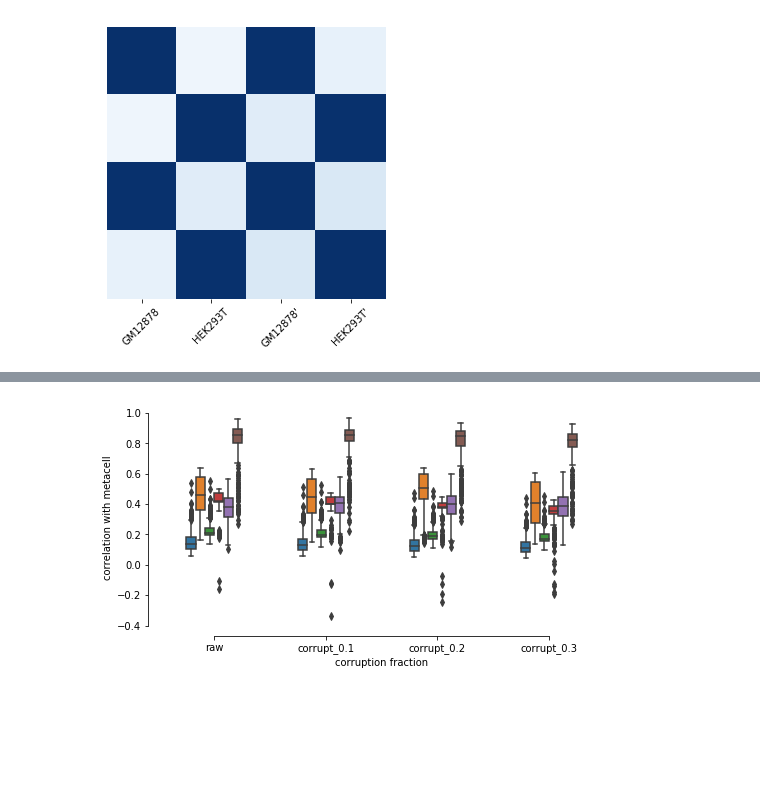
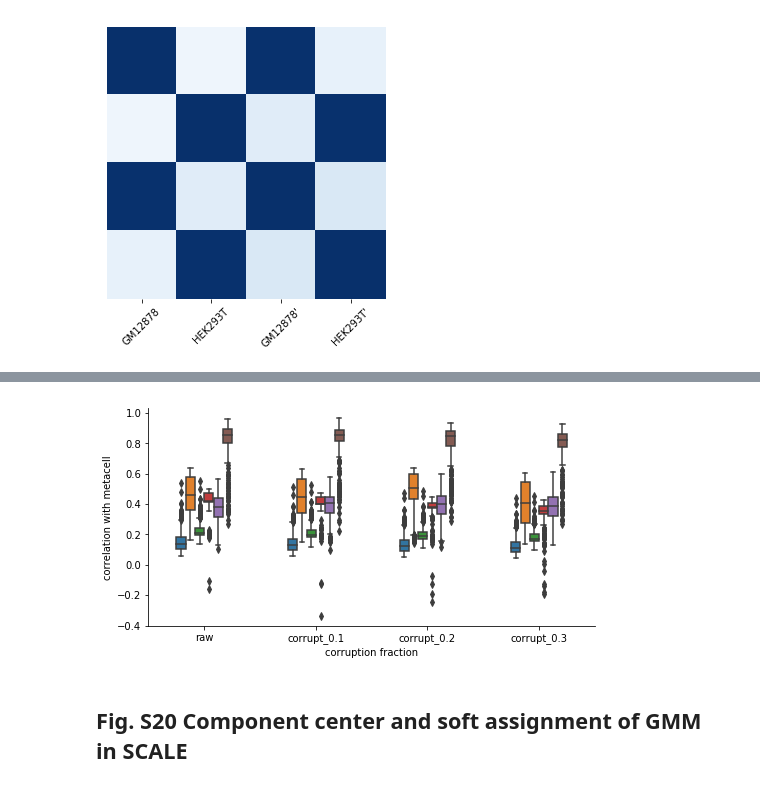
Before and after one commit to jsxlei/Source_Data, a Jupyter notebook: GM12878vsHEK/GM12878vsHEK.ipynb, the cells around one changed output, grey strips where cells are left out. Saved outputs shown, nothing was run; the diff lists cells and outputs as text; code cells hidden in the pictures; blank space fills up the shorter version.

```diff
--- a/GM12878vsHEK/GM12878vsHEK.ipynb
+++ b/GM12878vsHEK/GM12878vsHEK.ipynb
@@ -208,3 +220,7 @@ score_mat = mat_specificity_score(imputed, ref)
+# %%
+# score_mat = mat_specificity_score(raw, ref)
+# score_mat.to_csv(out_dir+'score_mat.txt', sep='\t')
+
+score_mat = pd.read_csv(out_dir+'score_mat.txt', sep='\t', index_col=0)
 # %%
-peak_index, peak_labels = cluster_specific(score_mat, le.transform(classes), top=200);print(len(peak_index))
-row_labels = ['cluster'+str(c+1) for c in peak_labels]
+peak_index, peak_labels = cluster_specific(score_mat, le.transform(classes), top=200)
@@ -213,5 +227,6 @@ row_labels = ['cluster'+str(c+1) for c in peak_labels]
 # %%
-plot_heatmap(imputed.iloc[peak_index], y=y, classes=classes, y_pred=y_pred, row_labels=row_labels,
-             ncol=3,cmap='Reds', vmax=1, row_cluster=False, legend_font=6, cax_title='Peak Value',
+for data in [raw, imputed, binary]:
+    plot_heatmap(data.iloc[peak_index], y=y, classes=classes, row_labels=le.inverse_transform(peak_labels),
+             ncol=3,cmap='Reds', vmax=1, row_cluster=False, legend_font=8, cax_title='Peak Value',
              figsize=(8, 10), bbox_to_anchor=(0.4, 1.2), position=(0.8, 0.76, 0.1, 0.015))
 # %% [output]
@@ -308,6 +238,18 @@ corrupt_0.3
+# %%
+def group_boxplot(data):
+    plt.figure(figsize=(8,4))
+    sns.boxplot(x='corruption fraction', y='correlation with metacell', hue='method', width=0.5, data=data)
+#     sns.despine(offset=10, trim=True)
+    plt.gca().spines['right'].set_visible(False)
+    plt.gca().spines['top'].set_visible(False)
+    plt.legend().set_visible(False)
+
+    plt.show()
 # %%
 os.makedirs('corrupt_correlation', exist_ok=True)
-cell_concat.to_csv('corrupt_correlation/metacell_correlation.txt'.format(dataset), sep='\t')
+cell_concat = pd.read_csv(out_dir+'corrupt_correlation.txt', sep='\t', index_col=0)
 group_boxplot(cell_concat)
 # %% [output]
-[figure, old version]
+[figure, new version]
+# %% [markdown]
+## Fig. S20 Component center and soft assignment of GMM in SCALE
```
Also changed, not shown: parts of 36 cells of this notebook, 6 other files.
